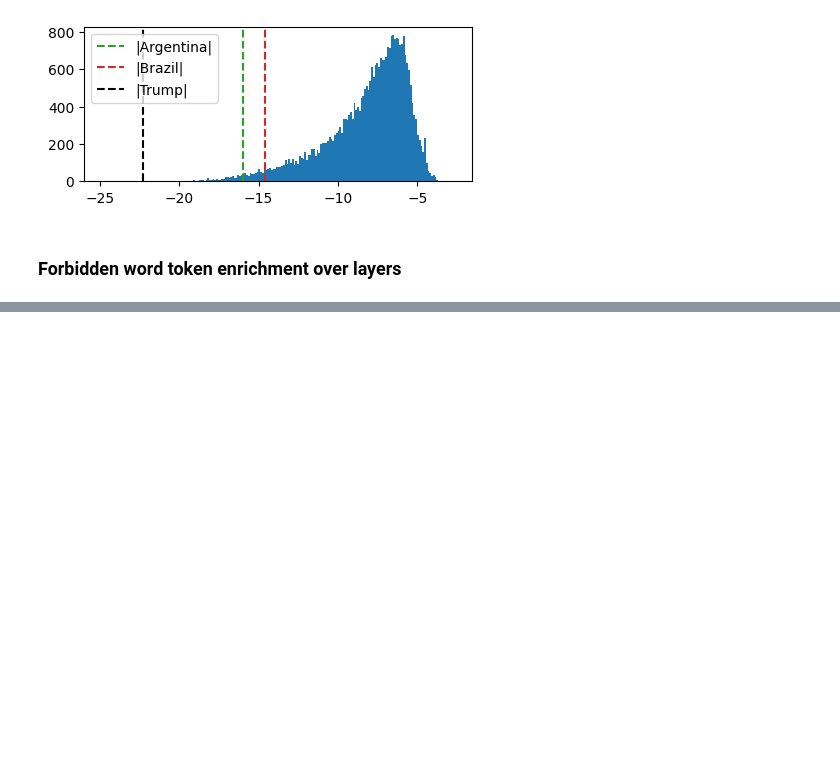
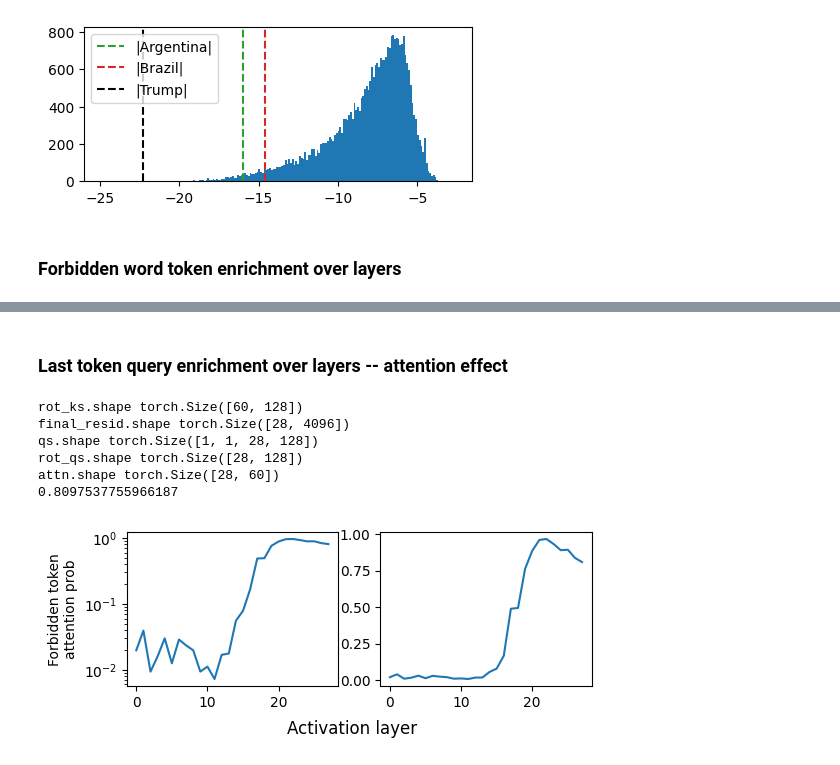
Before and after one commit to ed1d1a8d/prompt-injection-interp, a Jupyter notebook: notebooks/dontsay/dontsay-l27h29.ipynb, the cells around one changed output, grey strips where cells are left out. Saved outputs shown, nothing was run; the diff lists cells and outputs as text; code cells hidden in the pictures; blank space fills up the shorter version.

```diff
--- a/notebooks/dontsay/dontsay-l27h29.ipynb
+++ b/notebooks/dontsay/dontsay-l27h29.ipynb
@@ -663,0 +665,57 @@ tensor(0.8098, device='cuda:0')
+# %% [markdown]
+### Last token query enrichment over layers -- attention effect
+# %%
+with torch.no_grad():
+    rot_ks = CACHE["rot_k", LAYER][:, HEAD]
+    print("rot_ks.shape", rot_ks.shape)
+
+    final_resid = torch.stack(
+        [CACHE["resid_pre", l][-1] for l in range(LAYER + 1)]
+    )
+    print("final_resid.shape", final_resid.shape)
+
+    final_resid_norm = tl_model.blocks[LAYER].ln1(final_resid)
+    qs = final_resid_norm @ tl_model.W_Q[LAYER, HEAD]
+    qs = einops.rearrange(qs, "layer d -> 1 1 layer d")
+    print("qs.shape", qs.shape)
+
+    rot_qs = tl_model.blocks[LAYER].attn.apply_rotary(
+        qs, past_kv_pos_offset=len(TOKENS) - 1
+    )
+    rot_qs = einops.rearrange(rot_qs, "1 1 layer d -> layer d")
+    print("rot_qs.shape", rot_qs.shape)
+
+    logits = (rot_qs @ rot_ks.T) / ATTN_SCALE
+
+    attn = logits.softmax(dim=-1)
+    print("attn.shape", attn.shape)
+
+print(attn[LAYER, FPOS].item())
+
+plt.figure(figsize=(6, 2))
+
+plt.subplot(1, 2, 1)
+plt.plot(attn[:, FPOS].cpu().numpy())
+plt.yscale("log")
+plt.ylabel("Forbidden token\nattention prob")
+
+plt.subplot(1, 2, 2)
+plt.plot(attn[:, FPOS].cpu().numpy())
+
+# supxlabel but shifted down
+plt.gcf().supxlabel("Activation layer", y=-0.15)
+plt.show()
+
+# cv_attention.attention_pattern(
+#     ld.pd.token_strs,
+#     attn,
+#     mask_upper_tri=False,
+# )
+# %% [output]
+rot_ks.shape torch.Size([60, 128])
+final_resid.shape torch.Size([28, 4096])
+qs.shape torch.Size([1, 1, 28, 128])
+rot_qs.shape torch.Size([28, 128])
+attn.shape torch.Size([28, 60])
+0.8097537755966187
+[figure, added]
```
Also changed, not shown: parts of 5 cells of this notebook, 1 other file.
